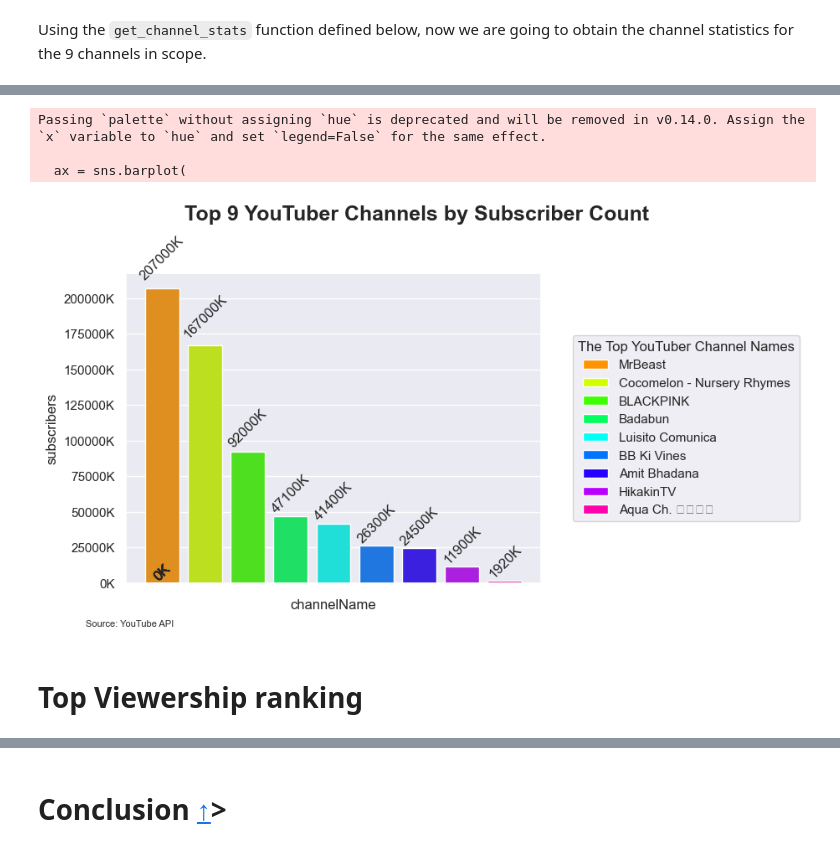
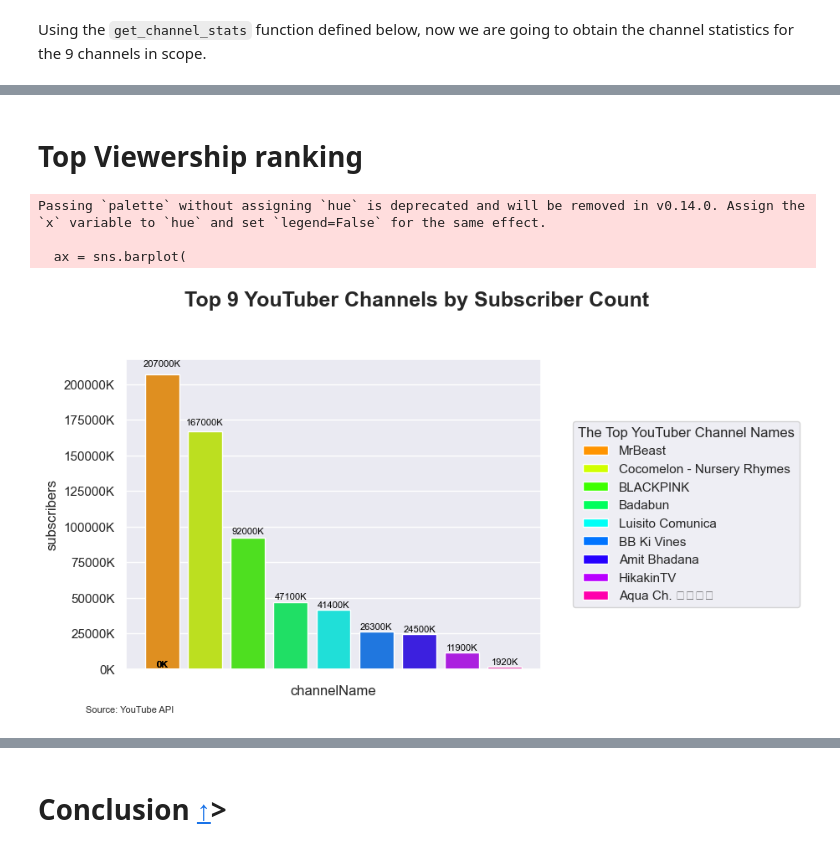
Before and after one commit to jamaleb67/jamaleb67.github.io, a Jupyter notebook: work/Project.ipynb, the cells around one changed output, grey strips where cells are left out. Cells and saved outputs as stored; diff of their text form; code cells hidden in the pictures.

```diff
--- a/work/Project.ipynb
+++ b/work/Project.ipynb
@@ -816,71 +816,6 @@ channel_data
 # Convert count columns to numeric columns
 numeric_cols = ['subscribers', 'views', 'totalVideos']
 channel_data[numeric_cols] = channel_data[numeric_cols].apply(pd.to_numeric, errors='coerce')
-# %%
-import seaborn as sns
-import matplotlib.pyplot as plt
-import matplotlib.ticker as ticker
-
-ax = sns.barplot(x='channelName', y='views', data=channel_data.sort_values('views', ascending=False))
-ax.yaxis.set_major_formatter(ticker.FuncFormatter(lambda x, pos: '{:,.0f}'.format(x/1000) + 'K'))
-plot = ax.set_xticklabels(ax.get_xticklabels(),rotation = 90)
-
-
-# Using Channel_data dataframe from previous step, the data is sorted, and the top 9 channels are plotted with a legend for clarity.
-
-# Sort the data and get the top 9 channels for clarity in the legend
-sorted_data = channel_data.sort_values('views', ascending=False)[0:9]
-
-# Create a color palette with a distinct color for each bar
-palette = sns.color_palette("hsv", len(sorted_data))
-
-# Create the bar plot with the specified palette
-ax = sns.barplot(
-    x='channelName',
-    y='views',
-    data=sorted_data,
-    palette=palette
-)
-
-# Rotate the x-axis labels by 45 degrees
-plt.xticks(rotation=45)
-
-# Format the y-axis labels as thousands with a K suffix
-ax.yaxis.set_major_formatter(ticker.FuncFormatter(lambda x, pos: f'{x/1000:.0f}K'))
-
-# Remove x-axis labels as we will add these as legends
-ax.set(xticklabels=[])
-
-# Create the legend manually
-for i, row in enumerate(sorted_data.itertuples()):
-    plt.bar(0, 0, color=palette[i], label=row.channelName,)
-
-# Place the legend below the chart # Adjust legend box height and width
-plt.legend(title='The Top YouTuber Channels by Viewership', bbox_to_anchor=(1.35, .5), loc='center')
-
-# Add labels to the bars to show the exact subscriber count for each channel
-for p in ax.patches:
-    height = p.get_height()
-    ax.text(p.get_x() + p.get_width() / 2., height + 0.02 * height,
-            f'{height/1000:.0f}K', ha='center', va='bottom', rotation=45
-            )
-
-#  Add a title and format it
-plt.title('Top 9 YouTuber Channels by View Count', x=0.7, y=1.15, loc='Center', fontsize=18, fontweight='bold')
-
-
-# FILEPATH: /c:/Users/jamal/jamaleb67.github.io/jamaleb67.github.io/work/Project.ipynb
-plt.suptitle('Source: YouTube API', x=0.05, y=0.02, ha='left', fontsize=8)
-
-
-
-# Show the plot
-plt.show()
-# %% [output]
-Passing `palette` without assigning `hue` is deprecated and will be removed in v0.14.0. Assign the `x` variable to `hue` and set `legend=False` for the same effect.
-
-  ax = sns.barplot(
-[figure, removed]
 # %% [markdown]
 # Top Viewership ranking
 # %%
@@ -910,32 +845,37 @@ plt.xticks(rotation=45)
 # Format the y-axis labels as thousands with a K suffix
 ax.yaxis.set_major_formatter(ticker.FuncFormatter(lambda x, pos: f'{x/1000:.0f}K'))
 
 # Remove x-axis labels as we will add these as legends
 ax.set(xticklabels=[])
 
 # Create the legend manually
 for i, row in enumerate(sorted_data.itertuples()):
     plt.bar(0, 0, color=palette[i], label=row.channelName,)
 
 # Place the legend below the chart # Adjust legend box height and width
 plt.legend(title='The Top YouTuber Channel Names', bbox_to_anchor=(1.35, .5), loc='center')
 
 # Add labels to the bars to show the exact subscriber count for each channel
 for p in ax.patches:
     height = p.get_height()
     ax.text(p.get_x() + p.get_width() / 2., height + 0.02 * height,
-            f'{height/1000:.0f}K', ha='center', va='bottom', rotation=45
+            f'{height/1000:.0f}K', ha='center', va='bottom', fontsize=8, color='black'
             )
 
 #  Add a title and format it
 plt.title('Top 9 YouTuber Channels by Subscriber Count', x=0.7, y=1.15, loc='Center', fontsize=18, fontweight='bold')
 
 
 # FILEPATH: /c:/Users/jamal/jamaleb67.github.io/jamaleb67.github.io/work/Project.ipynb
-plt.suptitle('Source: YouTube API', x=0.05, y=0.02, ha='left', fontsize=8)
+plt.suptitle('Source: YouTube API', x=0.05, y=0.02, ha='left', fontsize=7)
 
 # Save the plot as a PNG file
 plt.savefig("TOP9PLOT.png")
 
 # Show the plot
 plt.show()
+# %% [output]
+Passing `palette` without assigning `hue` is deprecated and will be removed in v0.14.0. Assign the `x` variable to `hue` and set `legend=False` for the same effect.
+
+  ax = sns.barplot(
+[figure, added]
```
Also changed, not shown: parts of 7 cells of this notebook, 1 other file.
